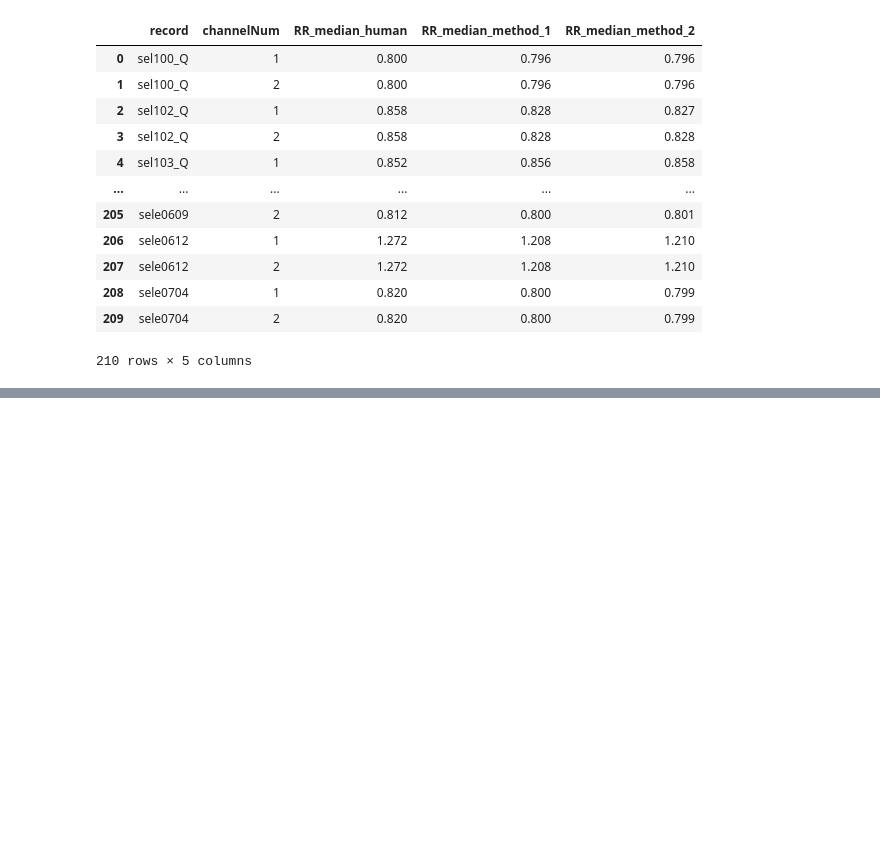
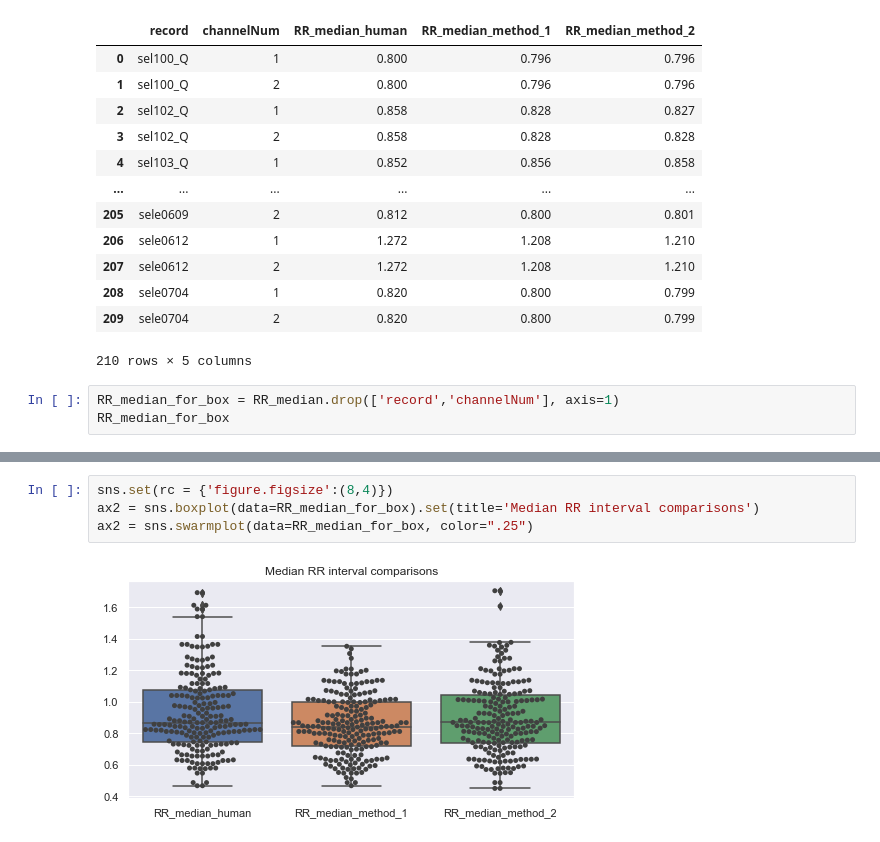
Before and after one commit to Simurgh818/QT_pipeline, a Jupyter notebook: data_analysis.ipynb, the cells around one changed output, grey strips where cells are left out. Drawn from its saved outputs; the diff is of its cells as text; blank space fills up the shorter version.

Commit message:
R peak comparison.

```diff
--- a/data_analysis.ipynb
+++ b/data_analysis.ipynb
@@ -152,3 +152,6 @@ RR_median
 | 208 | sele0704 | 1 | 0.820 | 0.800 | 0.799 |
 | 209 | sele0704 | 2 | 0.820 | 0.800 | 0.799 |
 210 rows × 5 columns
+# %%
+RR_median_for_box = RR_median.drop(['record','channelNum'], axis=1)
+RR_median_for_box
@@ -154,0 +172,6 @@ RR_median
+# %%
+sns.set(rc = {'figure.figsize':(8,4)})
+ax2 = sns.boxplot(data=RR_median_for_box).set(title='Median RR interval comparisons')
+ax2 = sns.swarmplot(data=RR_median_for_box, color=".25")
+# %% [output]
+[figure, added]
```
Also changed, not shown: parts of 3 cells of this notebook.
